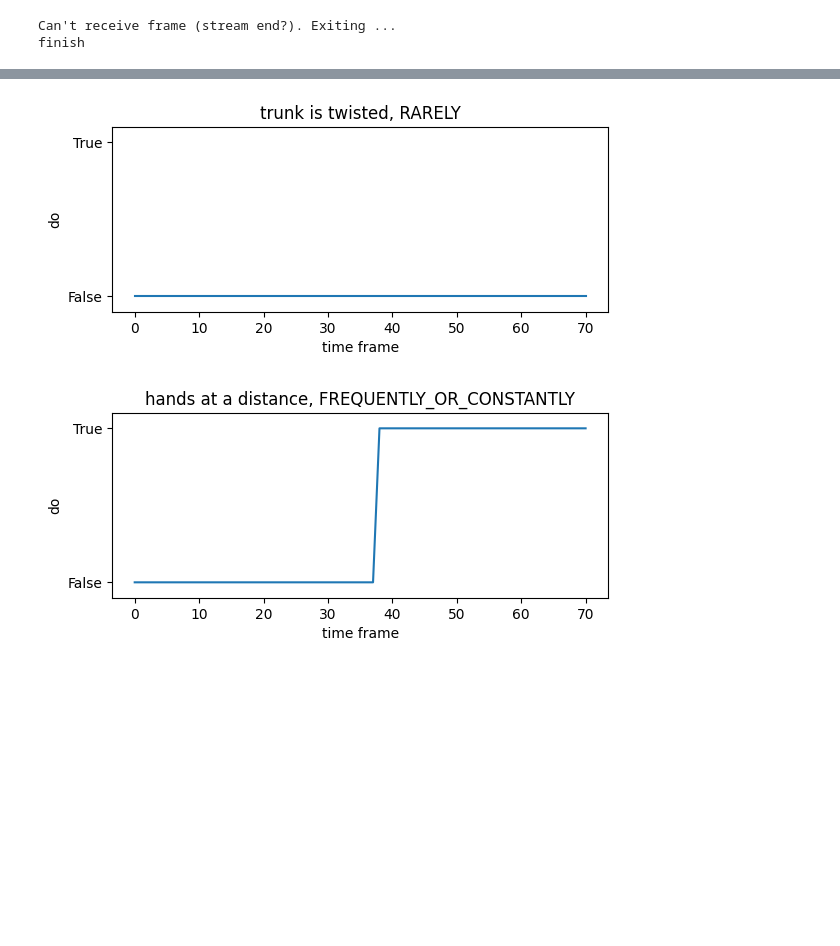
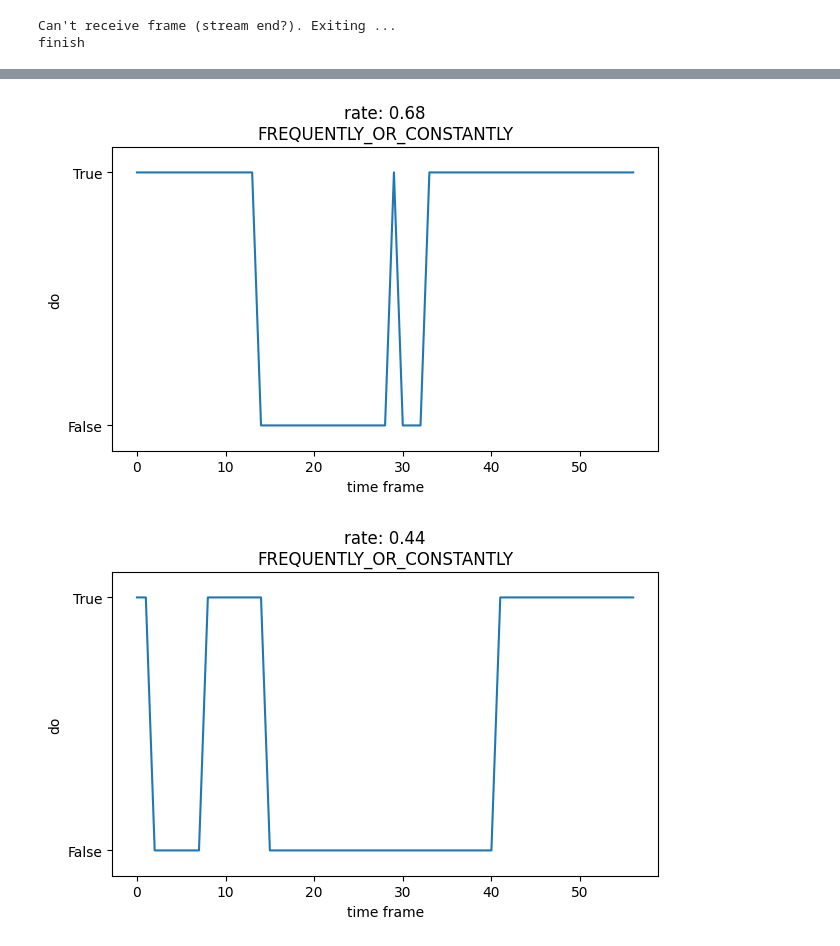
Before and after one commit to trinagle1289/kim-flutter-nodejs, a Jupyter notebook: projects/python/0. lib/ver_0.2/debug_in_video.ipynb, the cells around one changed output, grey strips where cells are left out. Drawn from its saved outputs; the diff is of its cells as text; code cells hidden in the pictures; blank space fills up the shorter version.

```diff
--- a/projects/python/0. lib/ver_0.2/debug_in_video.ipynb
+++ b/projects/python/0. lib/ver_0.2/debug_in_video.ipynb
@@ -1,11 +1,11 @@
 # %% [markdown]
 ##### 常數
 # %%
-NAME = "extra3(2)"
-# NAME = "score_7"
+# NAME = "extra3(2)"
+NAME = "score_0"
 
-VIDEO = f"../../../../resources/video/20240605/2/{NAME}.mp4"  # 影片路徑
-# VIDEO = f"../../../../resources/video/20240717/2/{NAME}.mp4"  # 影片路徑
+# VIDEO = f"../../../../resources/video/20240605/2/{NAME}.mp4"  # 影片路徑
+VIDEO = f"../../../../resources/video/20240717/2/{NAME}.mp4"  # 影片路徑
 
 MODEL = "./models/BlazePose/pose_landmarker_full.task"  # 模型路徑
 
@@ -293,7 +293,7 @@ while cap.isOpened():
     # 組合原始圖片和分析圖表
     out_frame = np.concatenate((plot_img, mp_img), axis=1)
 
-    if i % 3 == 0:
+    if i % 11 == 0:
         cv2.imwrite(f"./output/{NAME}/plot_img_{i}.png", plot_img)
         cv2.imwrite(f"./output/{NAME}/frame_{i}.png", frame)
 
@@ -400,48 +400,58 @@ fig.show()
 # %%
+title = ""
+bool_lst = []
+
 # extra 1
-fig = plt.figure(figsize=(6.4, 2.4))
+bool_lst = lhc_analyzer.get_trunk_is_twisted_list(is_3d)
+rate = bool_lst.count(True) / len(bool_lst)
+title = f"rate: {rate:.2f}\n{lhc_analyzer.get_frequency_of_trunk_is_twisted(is_3d).name}"
+
+fig = plt.figure(figsize=(6.4, 4.2))
 ax = fig.add_subplot()
-ax.set_title(
-    f"trunk is twisted, {lhc_analyzer.get_frequency_of_trunk_is_twisted(is_3d).name}"
-)
-draw_bool_list_line_chart(lhc_analyzer.get_trunk_is_twisted_list(is_3d), "result", ax)
+ax.set_title(title)
+draw_bool_list_line_chart(bool_lst, "result", ax)
+fig.tight_layout()
 fig.savefig(f"{str(plot_out_path)}_extra1.png")
 fig.show()
 
+# extra 2
+bool_lst = lhc_analyzer.get_hands_at_a_distance_list(is_3d)
+rate = bool_lst.count(True) / len(bool_lst)
+title = f"rate: {rate:.2f}\n{lhc_analyzer.get_frequency_of_hands_at_a_distance(is_3d).name}"
 
-# extra 2
-fig = plt.figure(figsize=(6.4, 2.4))
+fig = plt.figure(figsize=(6.4, 4.2))
 ax = fig.add_subplot()
-ax.set_title(
-    f"hands at a distance, {lhc_analyzer.get_frequency_of_hands_at_a_distance(is_3d).name}"
-)
-draw_bool_list_line_chart(
-    lhc_analyzer.get_hands_at_a_distance_list(is_3d), "result", ax
-)
+ax.set_title(title)
+draw_bool_list_line_chart(bool_lst, "result", ax)
+fig.tight_layout()
 fig.savefig(f"{str(plot_out_path)}_extra2.png")
 fig.show()
 
+# extra 3
+bool_lst = lhc_analyzer.get_arms_raised_list(is_3d)
+rate = bool_lst.count(True) / len(bool_lst)
+title = f"rate: {rate:.2f}\n{lhc_analyzer.get_frequency_of_arms_raised(is_3d).name}"
 
-# extra 3
-fig = plt.figure(figsize=(6.4, 2.4))
+fig = plt.figure(figsize=(6.4, 4.2))
 ax = fig.add_subplot()
-ax.set_title(f"arms raised, {lhc_analyzer.get_frequency_of_arms_raised(is_3d).name}")
-draw_bool_list_line_chart(lhc_analyzer.get_arms_raised_list(is_3d), "result", ax)
+ax.set_title(title)
+draw_bool_list_line_chart(bool_lst, "result", ax)
+fig.tight_layout()
 fig.savefig(f"{str(plot_out_path)}_extra3.png")
 fig.show()
 
+# extra 4
+bool_lst = lhc_analyzer.get_hands_above_shoulder_list(is_3d)
+rate = bool_lst.count(True) / len(bool_lst)
+title = f"rate: {rate:.2f}\n{lhc_analyzer.get_frequency_of_hands_above_shoulder(is_3d).name}"
 
-# extra 4
-fig = plt.figure(figsize=(6.4, 2.4))
+fig = plt.figure(figsize=(6.4, 4.2))
 ax = fig.add_subplot()
-ax.set_title(
-    f"hands above shoulder, {lhc_analyzer.get_frequency_of_hands_above_shoulder(is_3d).name}"
-)
-draw_bool_list_line_chart(
-    lhc_analyzer.get_hands_above_shoulder_list(is_3d), "result", ax
-)
+ax.set_title(title)
+draw_bool_list_line_chart(bool_lst, "result", ax)
+fig.tight_layout()
 fig.savefig(f"{str(plot_out_path)}_extra4.png")
 fig.show()
 # %% [output]
-[figure, old version]
+[figure, new version]
-[figure, old version]
+[figure, new version]
```
Also changed, not shown: parts of 6 cells of this notebook.
